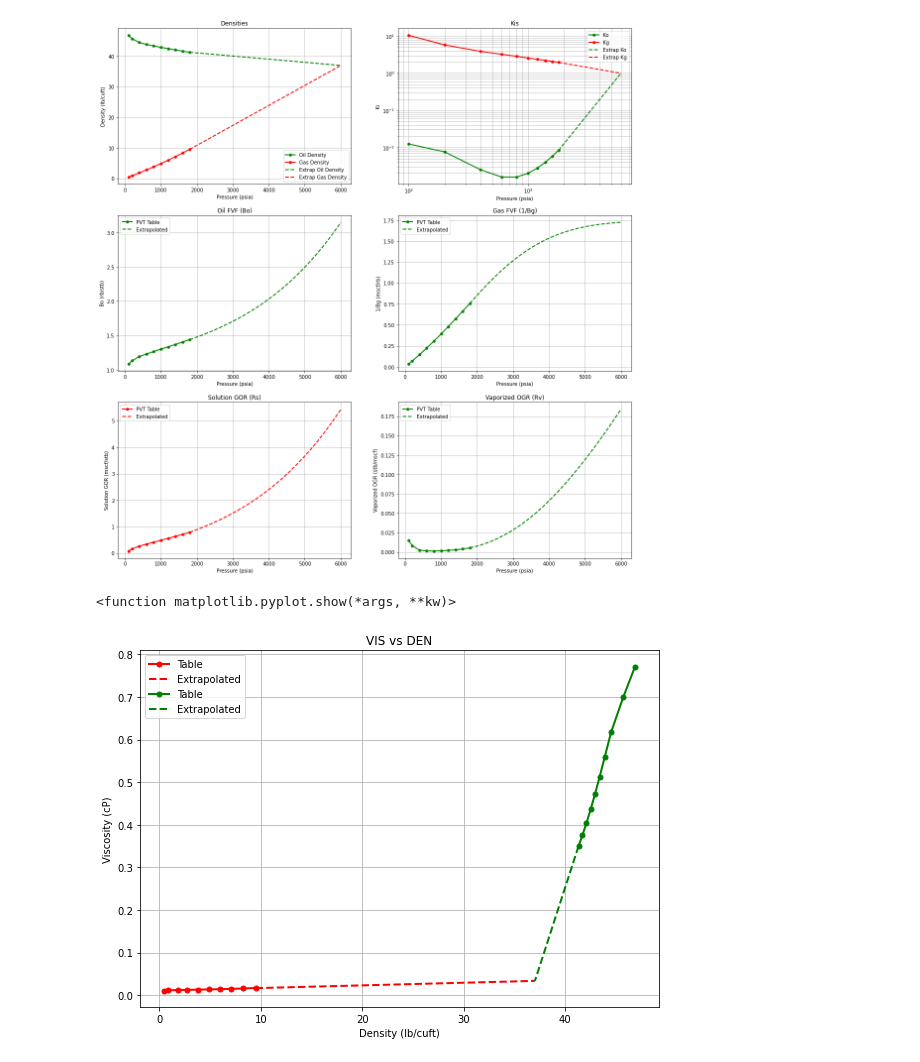
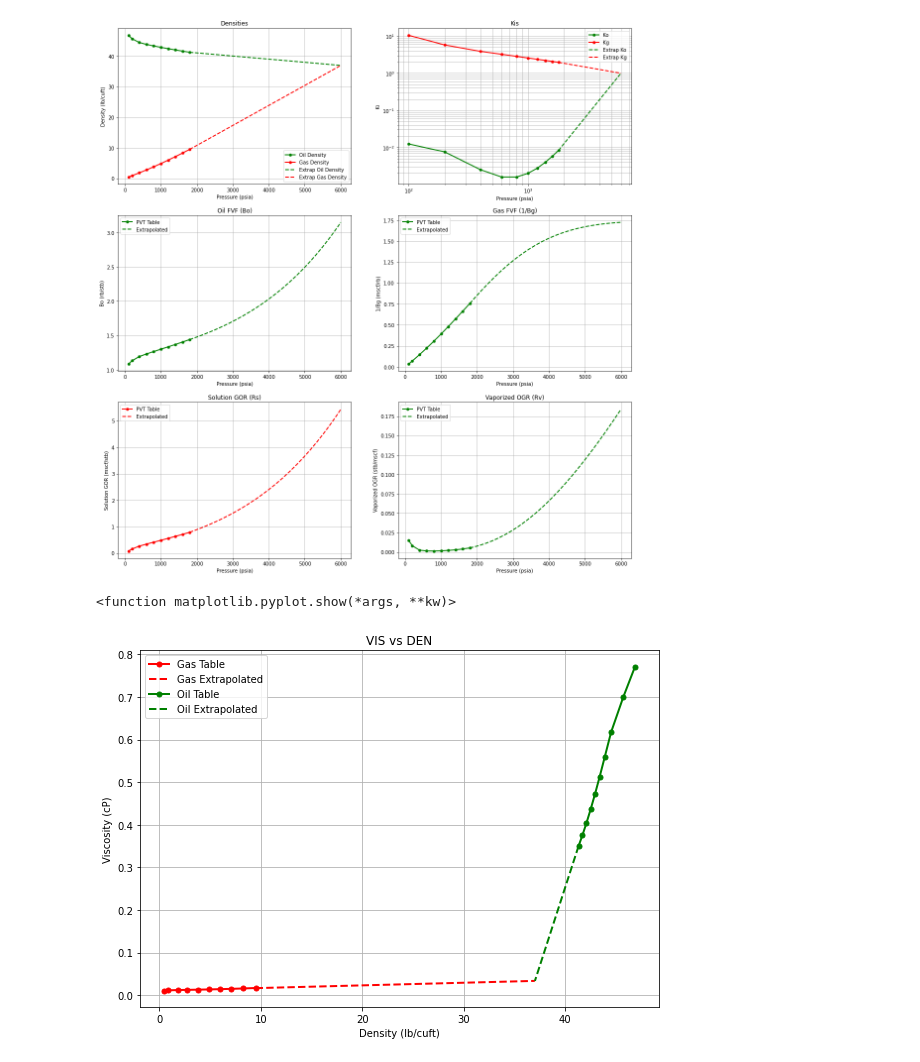
Before and after one commit to mwburgoyne/BOT, a Jupyter notebook: Converging Densities.ipynb, the cells around one changed output. Drawn from its saved outputs; the diff is of its cells as text; code cells hidden in the pictures.

```diff
--- a/Converging Densities.ipynb
+++ b/Converging Densities.ipynb
@@ -245,38 +245,38 @@ PVT_extrap = update_and_plot(Pk, PVT, last_row,Denk)
 
 DenK = PVT_extrap['DENO'].iloc[-1]
 ugfit =linregress(PVT['DENG'], PVT['ug'] )
 uk = ugfit[0] * DenK + ugfit[1]
 uo_slope = (uk - PVT['uo'].iloc[-1])/(DenK - PVT['DENO'].iloc[-1])
 uo_int = uk - uo_slope*DenK
 
 #uofit =linregress(PVT['DENO'], PVT['uo'] )
 
 #PVT_extrap['uo'] = uofit[0]*PVT_extrap['DENO']+uofit[1]
 PVT_extrap['uo'] = uo_slope*PVT_extrap['DENO']+uo_int
 PVT_extrap['ug'] = ugfit[0]*PVT_extrap['DENG']+ugfit[1]
 
 nx = 1
 ny = 1
 dxs = 8.0
 dys = 5.5
 i = j = 0
 fig, ax = plt.subplots(ny, nx, sharey = False, figsize=(dxs*nx, dys*ny), squeeze=False ) # squeeze = False ensures 2 x 1 does not get converted to 1D
 fig.subplots_adjust(top=0.95, bottom = 0.05, left = 0.05, right = 0.95)
 ax[i,j].title.set_text('VIS vs DEN')
-ax[i,j].plot(PVT['DENG'], PVT['ug'], label='Table', color='red', linewidth=2,marker='o',markersize=5)
-ax[i,j].plot(PVT_extrap['DENG'], PVT_extrap['ug'], label='Extrapolated', color='red', linewidth=2,linestyle='--')
-ax[i,j].plot(PVT['DENO'], PVT['uo'], label='Table', color='green', linewidth=2,marker='o',markersize=5)
-ax[i,j].plot(PVT_extrap['DENO'], PVT_extrap['uo'], label='Extrapolated', color='green', linewidth=2,linestyle='--')
+ax[i,j].plot(PVT['DENG'], PVT['ug'], label='Gas Table', color='red', linewidth=2,marker='o',markersize=5)
+ax[i,j].plot(PVT_extrap['DENG'], PVT_extrap['ug'], label='Gas Extrapolated', color='red', linewidth=2,linestyle='--')
+ax[i,j].plot(PVT['DENO'], PVT['uo'], label='Oil Table', color='green', linewidth=2,marker='o',markersize=5)
+ax[i,j].plot(PVT_extrap['DENO'], PVT_extrap['uo'], label='Oil Extrapolated', color='green', linewidth=2,linestyle='--')
 ax[i,j].grid(True, which="both")
 #ax[i,j].set_yscale('log')
 #ax[i,j].set_xscale('log')
 ax[i,j].set_xlabel('Density (lb/cuft)')
 ax[i,j].set_ylabel('Viscosity (cP)')
 ax[i,j].legend()
 plt.show
 # %% [output]
 <function matplotlib.pyplot.show(*args, **kw)>
-[figure, old version]
+[figure, new version]
 # %%
 PVT_extrap
 # %% [output]
```
Also changed, not shown: parts of 1 cell of this notebook.
